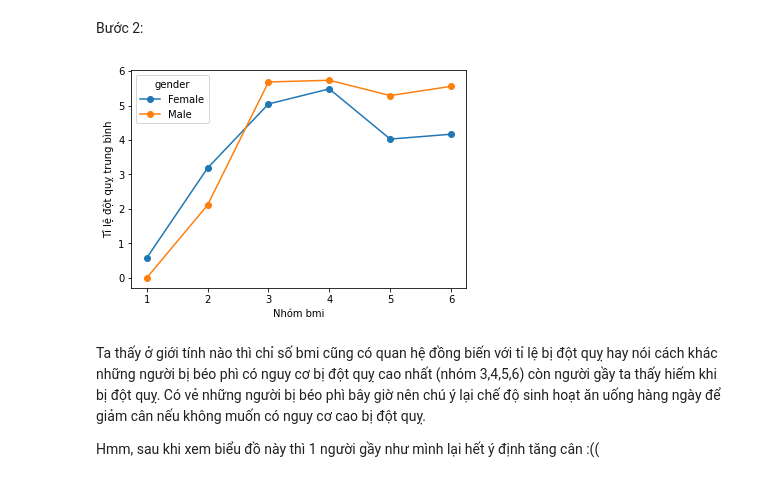
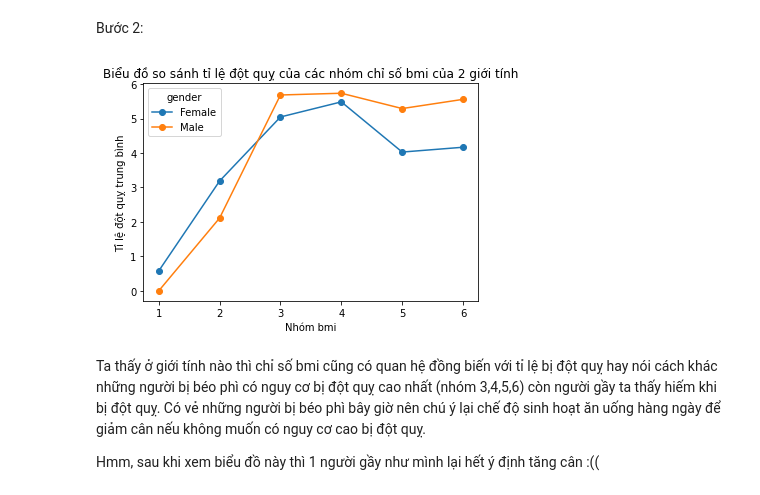
Before and after one commit to VoTrongPhu/P4DS-FinalProject-CQ19, a Jupyter notebook: MainNotebook.ipynb, the cells around one changed output. Drawn from its saved outputs; the diff is of its cells as text; code cells hidden in the pictures.

```diff
--- a/MainNotebook.ipynb
+++ b/MainNotebook.ipynb
@@ -35,7 +44,7 @@ import matplotlib.pyplot as plt
 # %% [markdown]
 Ta sẽ xem thử vài dòng đầu để có cái nhìn khái quát về dữ liệu.
 # %%
-df=pd.read_csv("healthcare-dataset-stroke-data.csv")
+df=pd.read_csv("Data/healthcare-dataset-stroke-data.csv")
 df.head()
 # %% [output]
 |  | id | gender | age | hypertension | heart_disease | ever_married | work_type | Residence_type | ... |
@@ -275,10 +284,11 @@ df_gen_bin
 Bước 2:
 # %%
 df_gen_bin.plot.line(marker='o')
+plt.title("Biểu đồ so sánh tỉ lệ đột quỵ của các nhóm chỉ số bmi của 2 giới tính")
 plt.ylabel("Tỉ lệ đột quỵ trung bình")
 plt.xlabel("Nhóm bmi");
 # %% [output]
-[figure, old version]
+[figure, new version]
 # %% [markdown]
 Ta thấy ở giới tính nào thì chỉ số bmi cũng có quan hệ đồng biến với tỉ lệ bị đột quỵ hay nói cách khác những người bị béo phì có nguy cơ bị đột quỵ cao nhất (nhóm 3,4,5,6) còn người gầy ta thấy hiếm khi bị đột quỵ. Có vẻ những người bị béo phì bây giờ nên chú ý lại chế độ sinh hoạt ăn uống hàng ngày để giảm cân nếu không muốn có nguy cơ cao bị đột quỵ.
 
```
Also changed, not shown: parts of 24 cells of this notebook, 4 other files.
